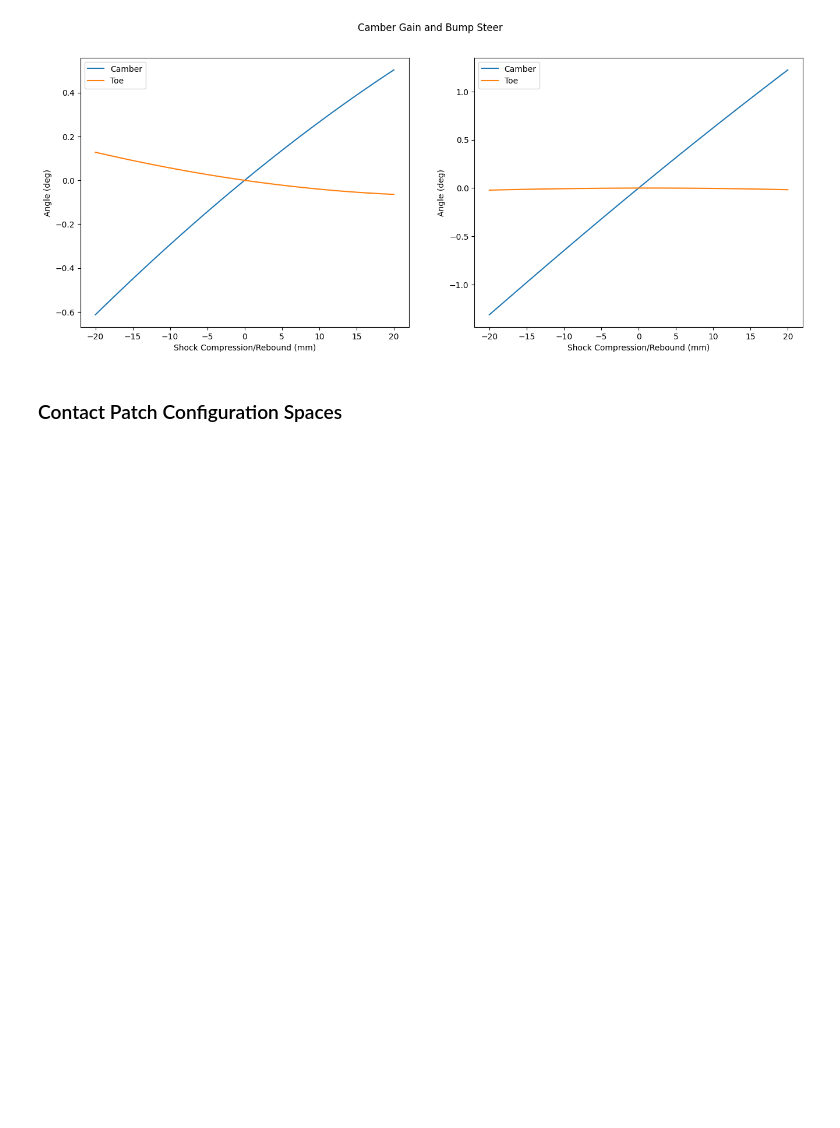
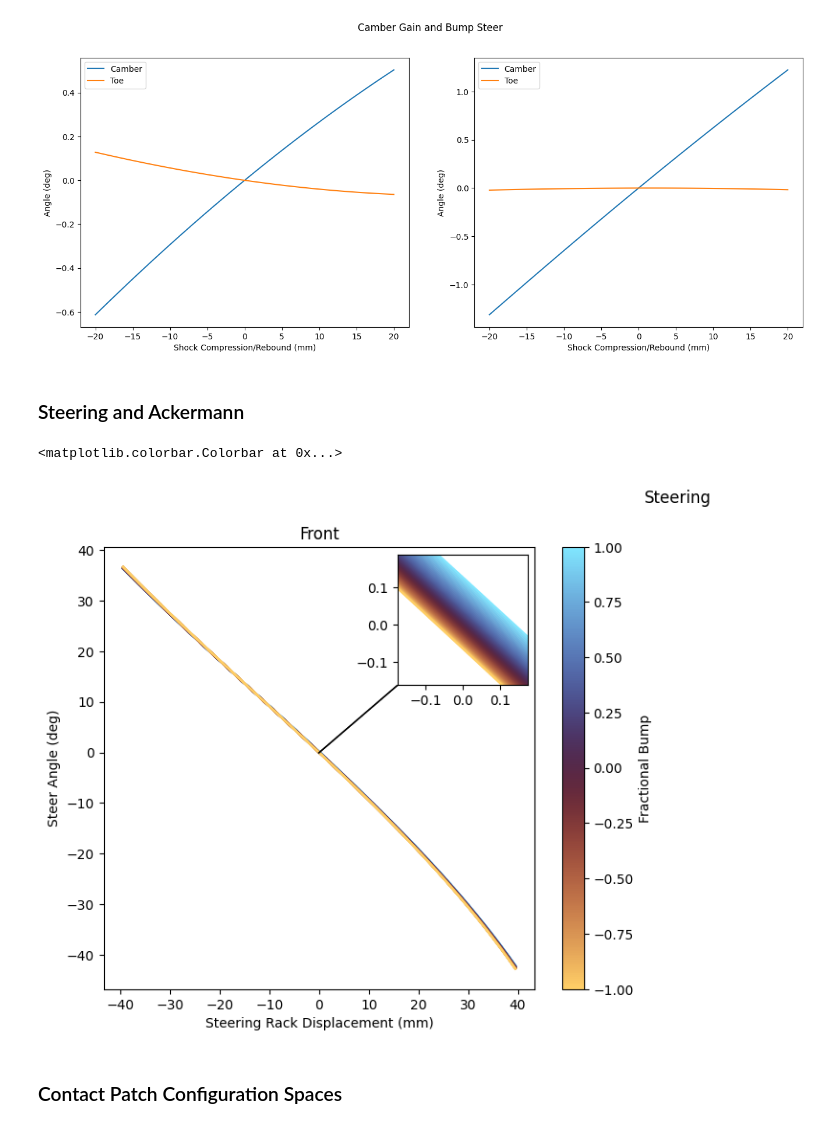
Before and after one commit to LHRIC/LapSim, a Jupyter notebook: kinematic_report.ipynb, the cells around one changed output. Saved outputs shown, nothing was run; the diff lists cells and outputs as text; code cells hidden in the pictures; blank space fills up the shorter version.

Commit message:
Steering plot

```diff
--- a/kinematic_report.ipynb
+++ b/kinematic_report.ipynb
@@ -76,6 +76,66 @@ ax2.legend()
 # %% [output]
 <matplotlib.legend.Legend at 0x...>
 [figure]
+# %% [markdown]
+### Steering and Ackermann
+# %%
+from mpl_toolkits.axes_grid1.inset_locator import zoomed_inset_axes
+from mpl_toolkits.axes_grid1.inset_locator import mark_inset
+
+fig = plt.figure(figsize=(16,6))
+fig.suptitle('Steering')
+fig.tight_layout()
+n = len(f[:,0,0])
+colormap = plt.cm.managua
+colors = [colormap(i) for i in np.linspace(1, 0, n)]
+
+norm = mpl.colors.Normalize(vmin=-1,vmax=1)
+scalar_mappable = plt.cm.ScalarMappable(cmap=plt.cm.managua,norm=norm)
+
+ax1 = fig.add_subplot(121)
+
+for i in range(n):
+    ax1.plot(f[i,:,1],np.rad2deg(f[i,:,10]))
+
+for i, line in enumerate(ax1.lines):
+    # line.set_color(colors[abs(i-n//2)*2])
+    line.set_color(colors[i])
+
+ax1.set_xlabel('Steering Rack Displacement (mm)')
+ax1.set_ylabel('Steer Angle (deg)')
+ax1.set_title('Front')
+
+## EDIT ZOOM LEVEL HERE ###
+zoom1 = 75
+## EDIT ZOOM POINT HERE [-1,1] ###
+t= 0
+
+zoom2 = zoom1*3
+ax1_1 = zoomed_inset_axes(ax1, zoom=zoom1, loc='upper right')
+
+for i in range(n):
+    ax1_1.plot(f[i,:,1],np.rad2deg(f[i,:,10]))
+for i, line in enumerate(ax1_1.lines):
+    # line.set_color(colors[abs(i-n//2)*2])
+    line.set_color(colors[i])
+ax1_1.set_aspect('equal', adjustable='box')
+m = len(f[0,:,1])
+idx = m//2 + int(t*m/2)
+x1, y1 = f[n//2,idx,1], f[n//2,idx,10]
+
+ax1_1.set_xlim(x1 + f[n//2,0,1]/zoom2, x1 + f[n//2,-1,1]/zoom2)
+ax1_1.set_ylim(np.rad2deg(y1 - f[n//2,0,10]/zoom2), np.rad2deg(y1 - f[n//2,-1,10]/zoom2))
+mark_inset(ax1, ax1_1, loc1=3, loc2=3)
+
+colormap = plt.cm.managua
+colors = [colormap(i) for i in np.linspace(1, 0, n)]
+
+norm = mpl.colors.Normalize(vmin=-1,vmax=1)
+scalar_mappable = plt.cm.ScalarMappable(cmap=plt.cm.managua,norm=norm)
+fig.colorbar(scalar_mappable,ax=ax1,label='Fractional Bump')
+# %% [output]
+<matplotlib.colorbar.Colorbar at 0x...>
+[figure, added]
 # %% [markdown]
 ### Contact Patch Configuration Spaces
 # %%
```
Also changed, not shown: 3 other files.
